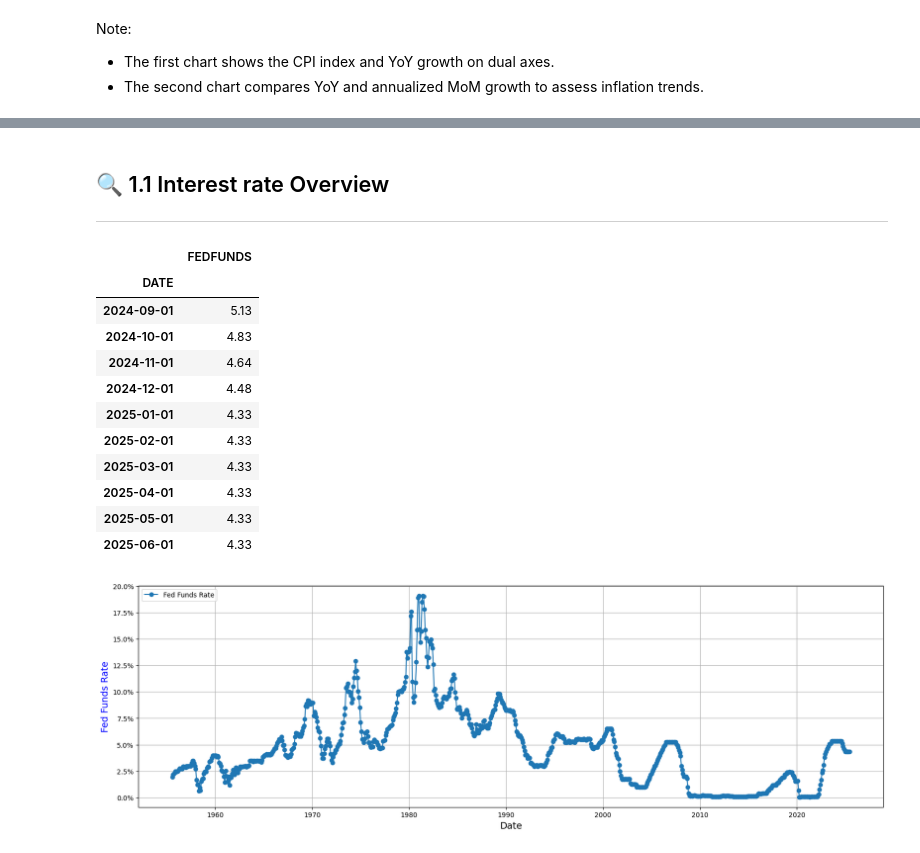
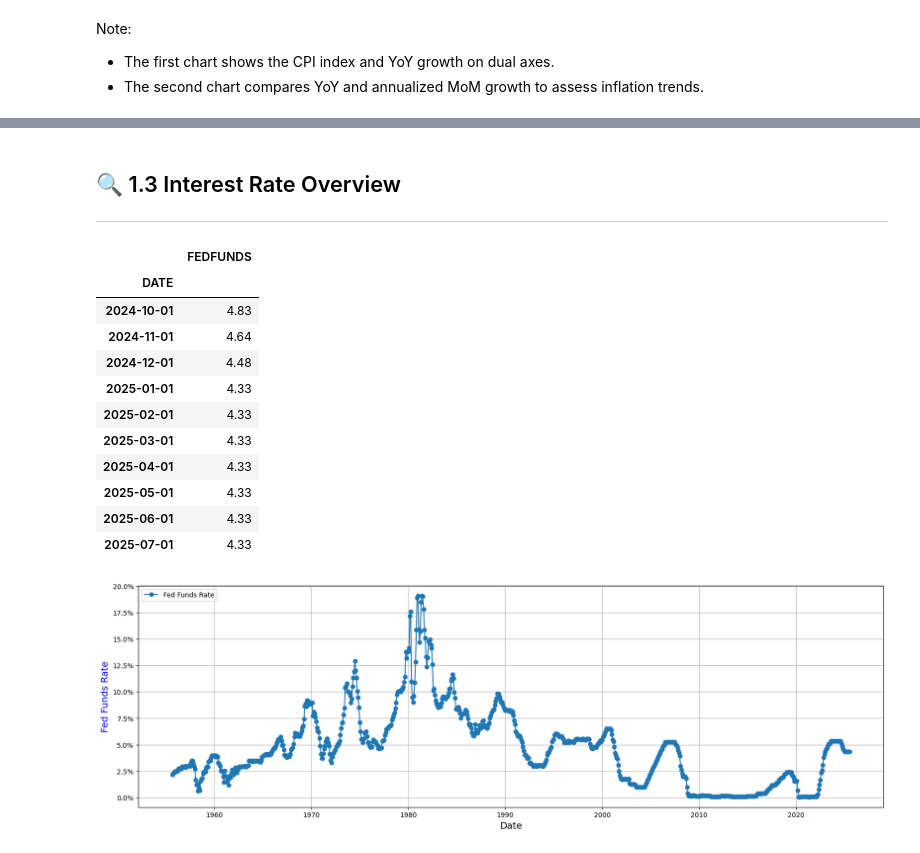
Before and after one commit to TeslimAdeyanju/13-Portfolio-Financial-Data-Analysis-Pipeline, a Jupyter notebook: Note 1-Data Extraction and Setup/note-1-data-extraction-and-Setup.ipynb, the cells around one changed output, grey strips where cells are left out. Cells and saved outputs as stored; diff of their text form; code cells hidden in the pictures.

```diff
--- a/Note 1-Data Extraction and Setup/note-1-data-extraction-and-Setup.ipynb
+++ b/Note 1-Data Extraction and Setup/note-1-data-extraction-and-Setup.ipynb
@@ -311,14 +555,23 @@ Trend: Falling
 # %% [markdown]
-## 🔍 1.1 Interest rate Overview
+## 🔍 1.3 Interest Rate Overview
 ____
 # %%
-# Fed rate https://fred.stlouisfed.org/series/FEDFUNDS
-fedfunds = pdr.DataReader("FEDFUNDS", "fred", start=start)
-fedfunds.tail(10)
+# Federal Funds Rate data from FRED
+# Source: https://fred.stlouisfed.org/series/FEDFUNDS
+print("📊 Downloading Federal Funds Rate data...")
+fedfunds = safe_data_download("FEDFUNDS", "fred", start_date=start)
+
+if fedfunds is not None:
+    print(f"✅ Fed Funds data downloaded successfully. Shape: {fedfunds.shape}")
+    print("\n📈 Latest Fed Funds data:")
+    print(fedfunds.tail(10))
+else:
+    print("❌ Failed to download Fed Funds data")
+    # Try to load from CSV as fallback
+    fedfunds = safe_save_load_csv(None, DATA_FILES['fedfunds'], save=False)
 # %% [output]
 |  | FEDFUNDS |
 | DATE |  |
-| 2024-09-01 | 5.13 |
 | 2024-10-01 | 4.83 |
 | 2024-11-01 | 4.64 |
 | 2024-12-01 | 4.48 |
@@ -328,4 +581,5 @@ fedfunds.tail(10)
 | 2025-04-01 | 4.33 |
 | 2025-05-01 | 4.33 |
 | 2025-06-01 | 4.33 |
+| 2025-07-01 | 4.33 |
 # %%
```
Also changed, not shown: parts of 37 cells of this notebook, 6 other files.
